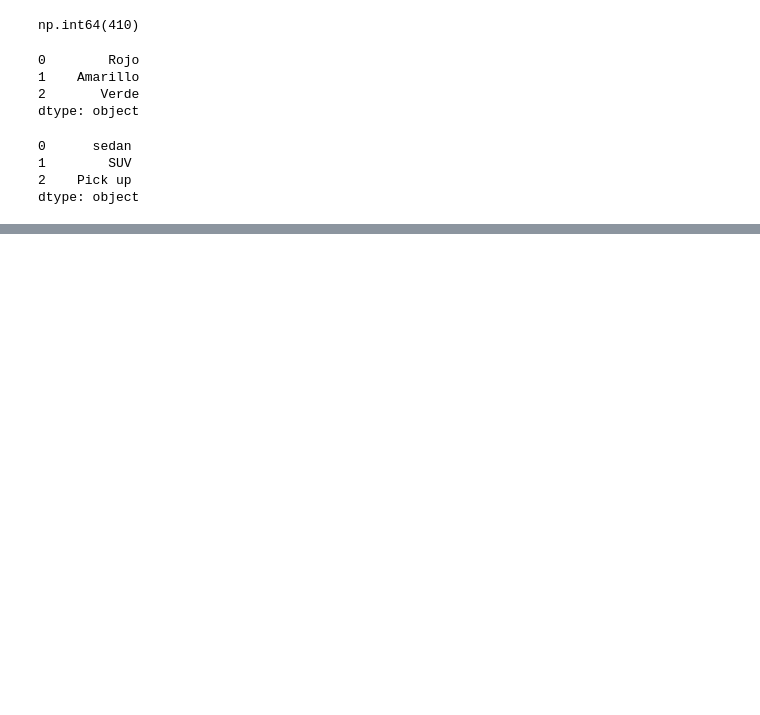
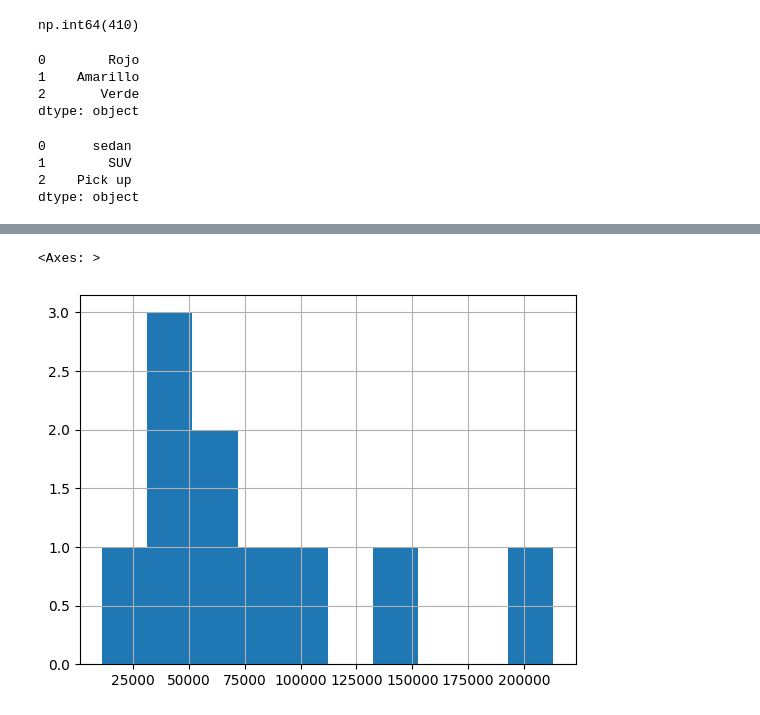
Before and after one commit to mcc-oscar-perez/Python, a Jupyter notebook: Modelo_De_Machine_Learning/Pandas_basic.ipynb, the cells around one changed output, grey strips where cells are left out. Drawn from its saved outputs; the diff is of its cells as text; code cells hidden in the pictures; blank space fills up the shorter version.

```diff
--- a/Modelo_De_Machine_Learning/Pandas_basic.ipynb
+++ b/Modelo_De_Machine_Learning/Pandas_basic.ipynb
@@ -36,0 +220,6 @@ dtype: object
+# %%
+# Podemos graficar con un histograma
+ventas_autos['Kilometraje'].hist()
+# %% [output]
+<Axes: >
+[figure, added]
```
Also changed, not shown: parts of 21 cells of this notebook, 2 other files.
